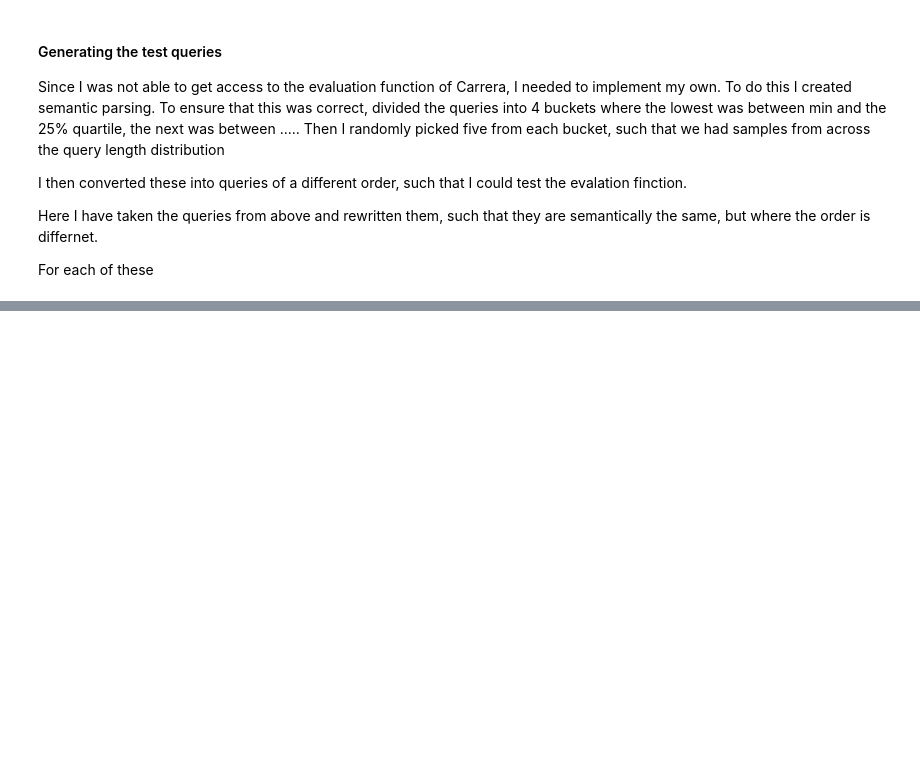
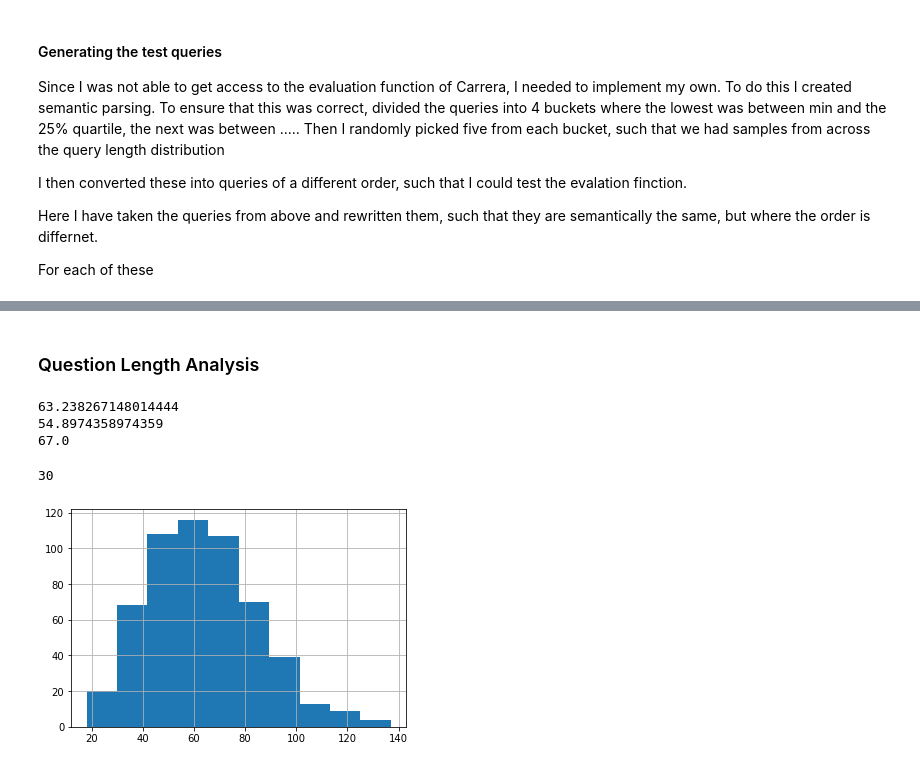
Before and after one commit to Dybton/T5, a Jupyter notebook: dataset-exploration.ipynb, the cells around one changed output, grey strips where cells are left out. Saved outputs shown, nothing was run; the diff lists cells and outputs as text; code cells hidden in the pictures; blank space fills up the shorter version.

```diff
--- a/dataset-exploration.ipynb
+++ b/dataset-exploration.ipynb
@@ -681,0 +729,60 @@ df_test_queries.to_csv('semantic_match_test_queries.csv', index=False)
+# %% [markdown]
+### Question Length Analysis
+# %%
+df_dev = pd.read_csv('dev_df_with_results.csv')
+
+# Show me a distribution of question_length
+
+df_dev.question_length.value_counts()
+
+#Show me a histogram of question_length
+
+df_dev.question_length.hist()
+
+# Calculate the top quartile of question_length
+
+df_dev.question_length.quantile(0.5)
+
+# What is the median of question_length?
+
+df_dev.question_length.median()
+
+# What is the average of question_length?
+
+print(df_dev.question_length.mean())
+
+# Filter out all the rows exact_match is 1
+
+df_dev = df_dev[df_dev.exact_match == 1]
+
+# Give me all rows where question_length is greater than 67
+
+# Calculate the 75% quartile of question_length
+
+print(df_dev.question_length.mean())
+
+# Calculate the standard deviation of question_length
+
+# Calculate median of question_length?
+
+print(df_dev.question_length.quantile(0.75))
+
+
+df_dev = df_dev[df_dev.question_length > 71]
+
+df_dev['error_reason'] = ''
+df_dev['error_type'] = ''
+
+df_dev = df_dev[['question', 'query', 'predicted_query', 'error_reason', 'error_type', 'question_length' , 'num_args', 'nesting_level' ]]
+
+# pick 50 random rows
+
+df_dev.to_csv('qualitative_analysis_question_length_success.csv', index=False)
+
+len(df_dev)
+# %% [output]
+63.238267148014444
+54.8974358974359
+67.0
+30
+[figure, added]
```
Also changed, not shown: parts of 23 cells of this notebook.
